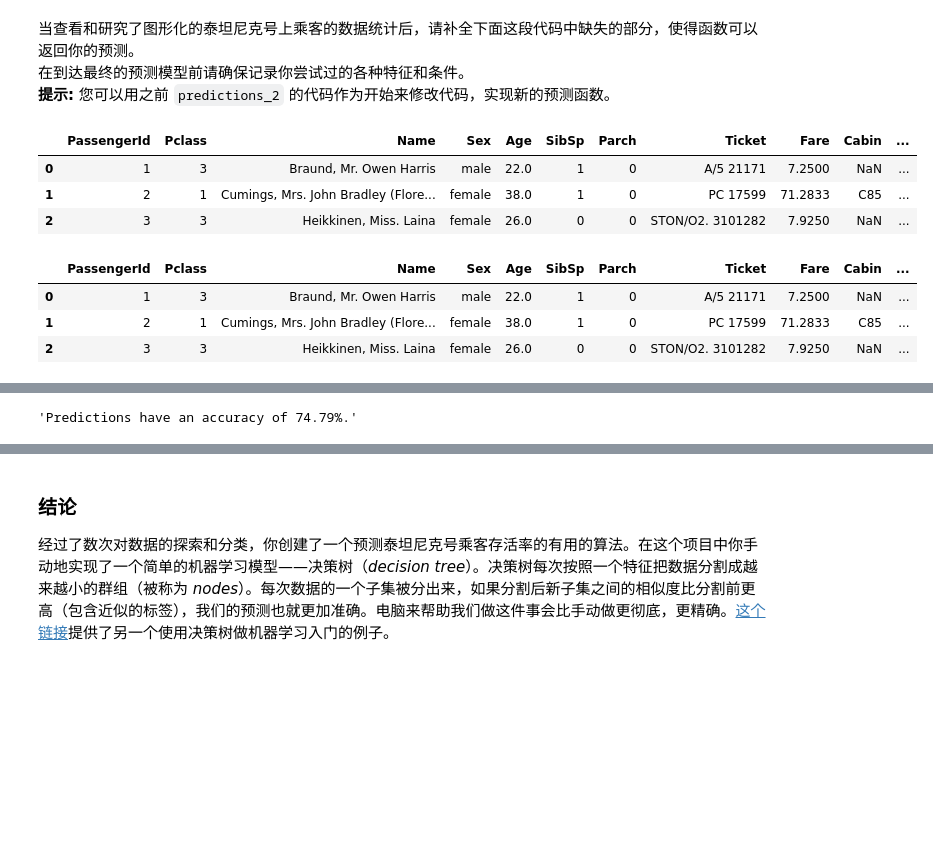
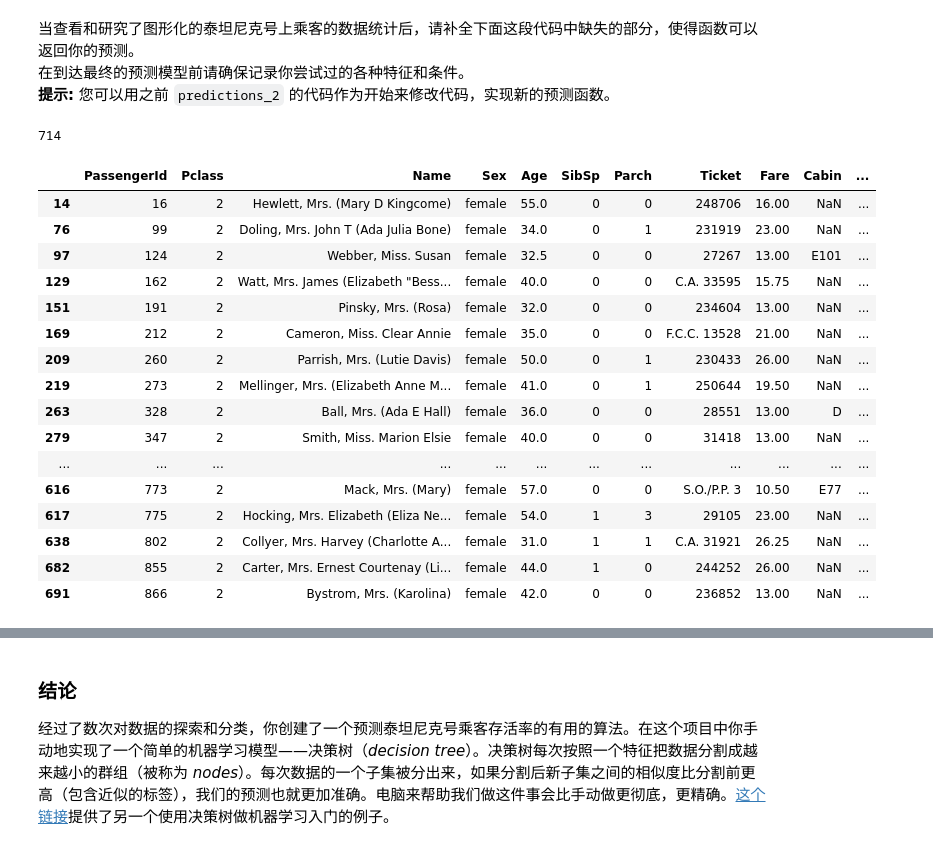
Before and after one commit to xiaohaibuhuai/Y_D, a Jupyter notebook: project/p1/titanic_survival_exploration.ipynb, the cells around one changed output, grey strips where cells are left out. Drawn from its saved outputs; the diff is of its cells as text; code cells hidden in the pictures; blank space fills up the shorter version.

```diff
--- a/project/p1/titanic_survival_exploration.ipynb
+++ b/project/p1/titanic_survival_exploration.ipynb
@@ -320,49 +298,101 @@ survival_stats(data, outcomes, 'Age', ["Sex == 'male'", "Age < 18"])
 # %%
 #display(data.head(2))
 mydata = pd.concat([data,outcomes],axis=1)
-display(mydata.head(3))
+#display(mydata.head(3))
 mydata = mydata[~np.isnan(mydata['Age'])].reset_index(drop=True)
-display(mydata.head(3))
+#display(mydata.head(3))
+display(len(mydata))
+femaleData = mydata[mydata['Sex'] == 'female']
+pclassData = femaleData[femaleData['Age'] >30 ]
+pclassData = pclassData[pclassData['Pclass']==2]
+display(pclassData)
+
+
+
 #display(mydata.head(2))
 myoutcomes = mydata['Survived'] #。reset_index(drop = True)
 #display(myoutcomes.head(2))
 #mydata = mydata.drop('Survived',axis = 1)
 #display(all_data.head(4))
 def predictions_3(data):
     """ 考虑多个特征，准确率至少达到80% """
     predictions = []
     for _, passenger in data.iterrows():
-        if(passenger['Sex']=='female'):
+
+        '''
+        if passenger['Age'] < 18 :
             predictions.append(1)
+        else:
+            if passenger['Sex']=='female':
+                predictions.append(1)
+                if passenger['Parch']>=1:  #孩子 和 父母
+                    predictions.append(0)
+                elif passenger['SibSp'] > 0: #配偶 和 兄弟
+                    predictions.append(1)
+                else:
+                    predictions.append(0)
+            else:
+                if passenger['Parch']>=1:
+                    predictions.append(0)
+                elif passenger['SibSp']>0:
+                    predictions.append(0)
+                else:
+                    predictions.append(1)
+
+
+        '''
+        if passenger['Sex']=='female':
+            if  passenger['Pclass']==3:
+                predictions.append(0)
+            else:
+                predictions.append(1)
         else:
             if passenger['Age']>18:
                 predictions.append(0)
+            elif passenger['SibSp']>=1:
+                predictions.append(0)
+            elif passenger['SibSp']==1:
+                predictions.append(1)
+            elif passenger['Pclass']==1:
+                predictions.append(1)
+            elif passenger['Parch']>=1:
+                predictions.append(1)
             else:
-                predictions.append(1)
+                predictions.append(0)
         # TODO 3
         # 移除下方的 'pass' 声明
         # 输入你自己的预测条件
         #pass
 
     # 返回预测结果
     return pd.Series(predictions)
 
 # 进行预测
 predictions = predictions_3(mydata)
 #display(predictions.head(5))
-display(predictions.head(10))
-display(myoutcomes.head(10))
+#display(predictions.head(10))
+#display(myoutcomes.head(10))
 #myoutcomes == predictions
 #display(myoutcomes.head(2)==predictions.head(2))
 #display(predictions.head(5))
 #outcomes = data['Survived']
 accuracy_score(myoutcomes,predictions)
 # %% [output]
+714
 |  | PassengerId | Pclass | Name | Sex | Age | SibSp | Parch | Ticket | Fare | Cabin | ... |
-| 0 | 1 | 3 | Braund, Mr. Owen Harris | male | 22.0 | 1 | 0 | A/5 21171 | 7.2500 | NaN | ... |
-| 1 | 2 | 1 | Cumings, Mrs. John Bradley (Flore... | female | 38.0 | 1 | 0 | PC 17599 | 71.2833 | C85 | ... |
-| 2 | 3 | 3 | Heikkinen, Miss. Laina | female | 26.0 | 0 | 0 | STON/O2. 3101282 | 7.9250 | NaN | ... |
+| 14 | 16 | 2 | Hewlett, Mrs. (Mary D Kingcome) | female | 55.0 | 0 | 0 | 248706 | 16.00 | NaN | ... |
+| 76 | 99 | 2 | Doling, Mrs. John T (Ada Julia Bone) | female | 34.0 | 0 | 1 | 231919 | 23.00 | NaN | ... |
+| 97 | 124 | 2 | Webber, Miss. Susan | female | 32.5 | 0 | 0 | 27267 | 13.00 | E101 | ... |
+| 129 | 162 | 2 | Watt, Mrs. James (Elizabeth "Bess... | female | 40.0 | 0 | 0 | C.A. 33595 | 15.75 | NaN | ... |
+| 151 | 191 | 2 | Pinsky, Mrs. (Rosa) | female | 32.0 | 0 | 0 | 234604 | 13.00 | NaN | ... |
+| 169 | 212 | 2 | Cameron, Miss. Clear Annie | female | 35.0 | 0 | 0 | F.C.C. 13528 | 21.00 | NaN | ... |
+| 209 | 260 | 2 | Parrish, Mrs. (Lutie Davis) | female | 50.0 | 0 | 1 | 230433 | 26.00 | NaN | ... |
+| 219 | 273 | 2 | Mellinger, Mrs. (Elizabeth Anne M... | female | 41.0 | 0 | 1 | 250644 | 19.50 | NaN | ... |
+| 263 | 328 | 2 | Ball, Mrs. (Ada E Hall) | female | 36.0 | 0 | 0 | 28551 | 13.00 | D | ... |
+| 279 | 347 | 2 | Smith, Miss. Marion Elsie | female | 40.0 | 0 | 0 | 31418 | 13.00 | NaN | ... |
+| ... | ... | ... | ... | ... | ... | ... | ... | ... | ... | ... | ... |
+| 616 | 773 | 2 | Mack, Mrs. (Mary) | female | 57.0 | 0 | 0 | S.O./P.P. 3 | 10.50 | E77 | ... |
+| 617 | 775 | 2 | Hocking, Mrs. Elizabeth (Eliza Ne... | female | 54.0 | 1 | 3 | 29105 | 23.00 | NaN | ... |
+| 638 | 802 | 2 | Collyer, Mrs. Harvey (Charlotte A... | female | 31.0 | 1 | 1 | C.A. 31921 | 26.25 | NaN | ... |
+| 682 | 855 | 2 | Carter, Mrs. Ernest Courtenay (Li... | female | 44.0 | 1 | 0 | 244252 | 26.00 | NaN | ... |
+| 691 | 866 | 2 | Bystrom, Mrs. (Karolina) | female | 42.0 | 0 | 0 | 236852 | 13.00 | NaN | ... |
-|  | PassengerId | Pclass | Name | Sex | Age | SibSp | Parch | Ticket | Fare | Cabin | ... |
-| 0 | 1 | 3 | Braund, Mr. Owen Harris | male | 22.0 | 1 | 0 | A/5 21171 | 7.2500 | NaN | ... |
-| 1 | 2 | 1 | Cumings, Mrs. John Bradley (Flore... | female | 38.0 | 1 | 0 | PC 17599 | 71.2833 | C85 | ... |
-| 2 | 3 | 3 | Heikkinen, Miss. Laina | female | 26.0 | 0 | 0 | STON/O2. 3101282 | 7.9250 | NaN | ... |
@@ -391,4 +400,3 @@ Name: Survived, dtype: int64
-'Predictions have an accuracy of 74.79%.'
 # %% [markdown]
 **问题4**：请描述你实现80%准确度的预测模型所经历的步骤。您观察过哪些特征？某些特性是否比其他特征更有帮助？你用了什么条件来预测生还结果？你最终的预测的准确率是多少？
 
```
Also changed, not shown: parts of 3 cells of this notebook.
